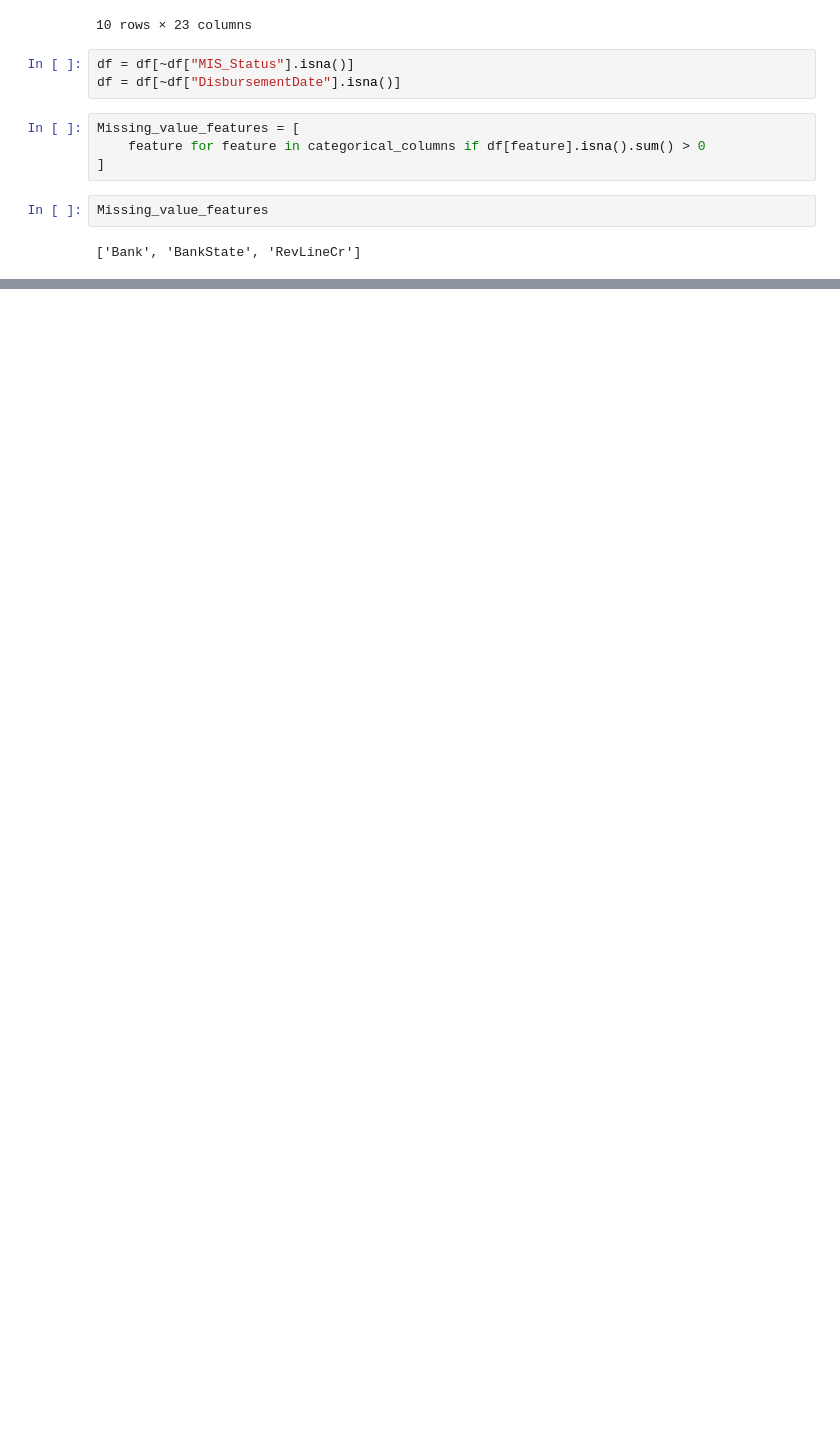
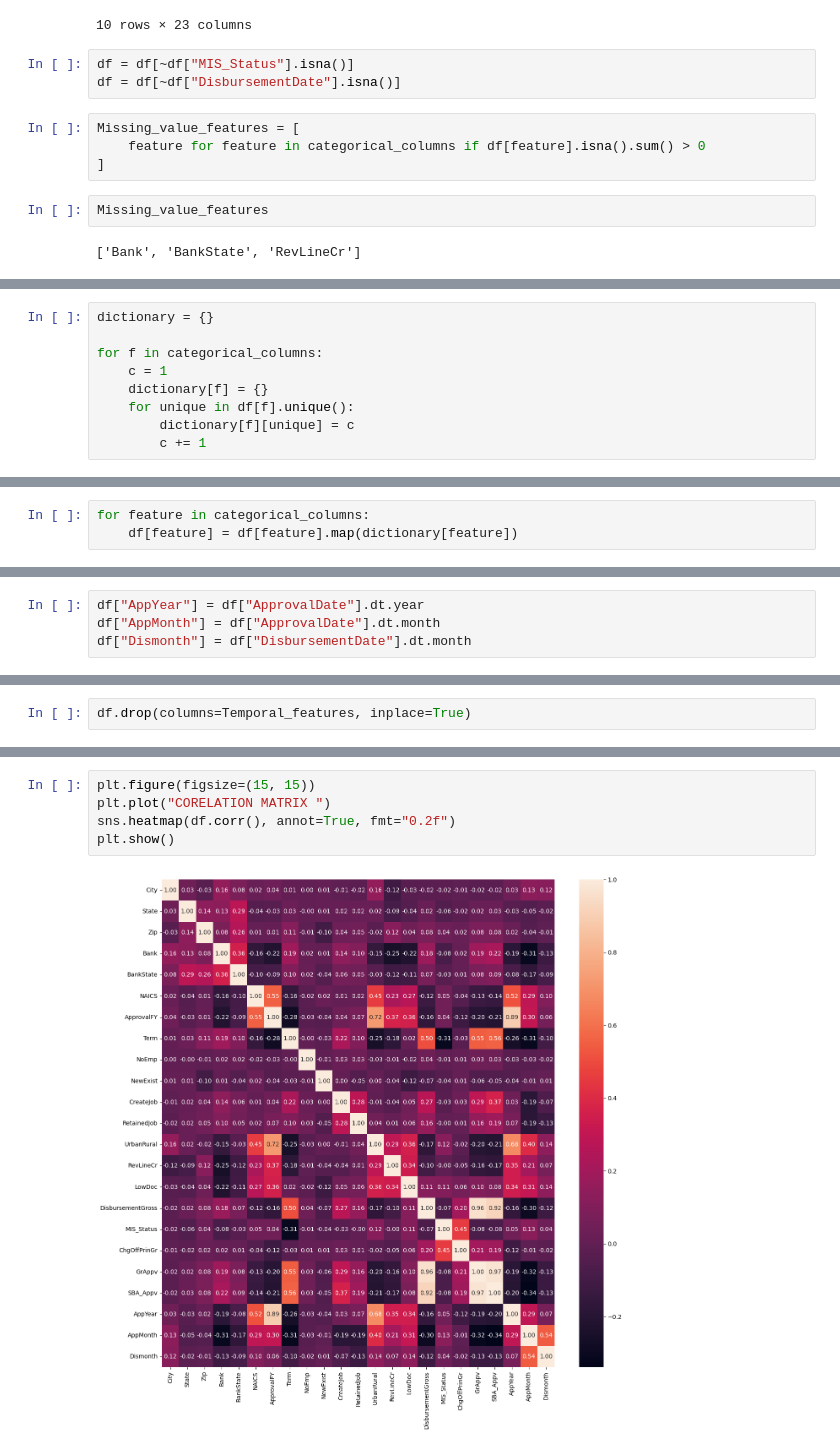
Before and after one commit to hossein-rahmati/Loan_approval, a Jupyter notebook: Loan_approval.ipynb, the cells around one changed output, grey strips where cells are left out. Cells and saved outputs as stored; diff of their text form; blank space fills up the shorter version.

```diff
--- a/Loan_approval.ipynb
+++ b/Loan_approval.ipynb
@@ -343,0 +506,9 @@ Missing_value_features
+# %%
+dictionary = {}
+
+for f in categorical_columns:
+    c = 1
+    dictionary[f] = {}
+    for unique in df[f].unique():
+        dictionary[f][unique] = c
+        c += 1
@@ -343,0 +535,3 @@ Missing_value_features
+# %%
+for feature in categorical_columns:
+    df[feature] = df[feature].map(dictionary[feature])
@@ -343,0 +552,4 @@ Missing_value_features
+# %%
+df["AppYear"] = df["ApprovalDate"].dt.year
+df["AppMonth"] = df["ApprovalDate"].dt.month
+df["Dismonth"] = df["DisbursementDate"].dt.month
@@ -343,0 +558,2 @@ Missing_value_features
+# %%
+df.drop(columns=Temporal_features, inplace=True)
@@ -343,0 +579,7 @@ Missing_value_features
+# %%
+plt.figure(figsize=(15, 15))
+plt.plot("CORELATION MATRIX ")
+sns.heatmap(df.corr(), annot=True, fmt="0.2f")
+plt.show()
+# %% [output]
+[figure, added]
```
Also changed, not shown: parts of 39 cells of this notebook.
